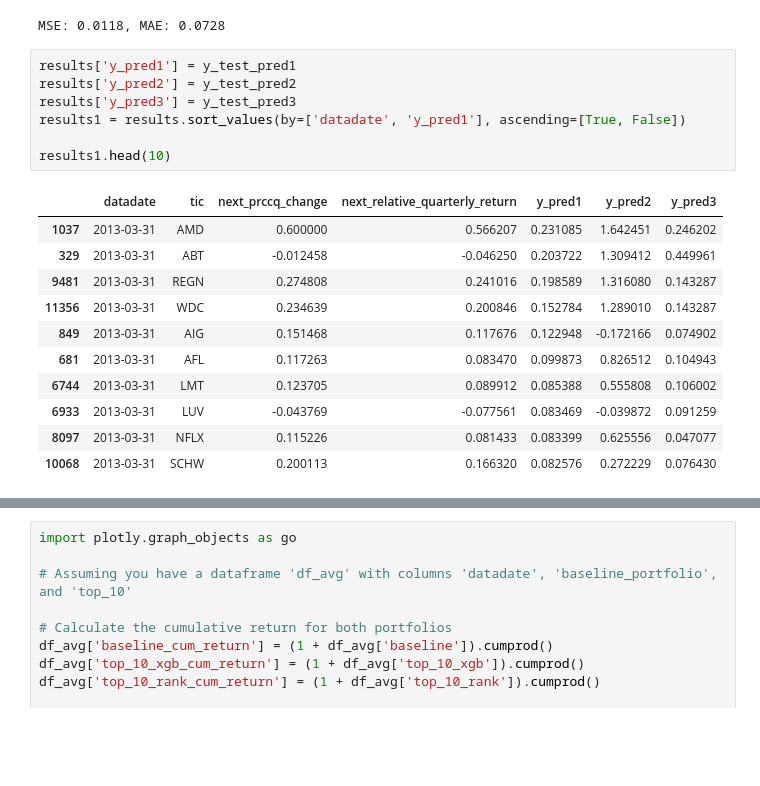
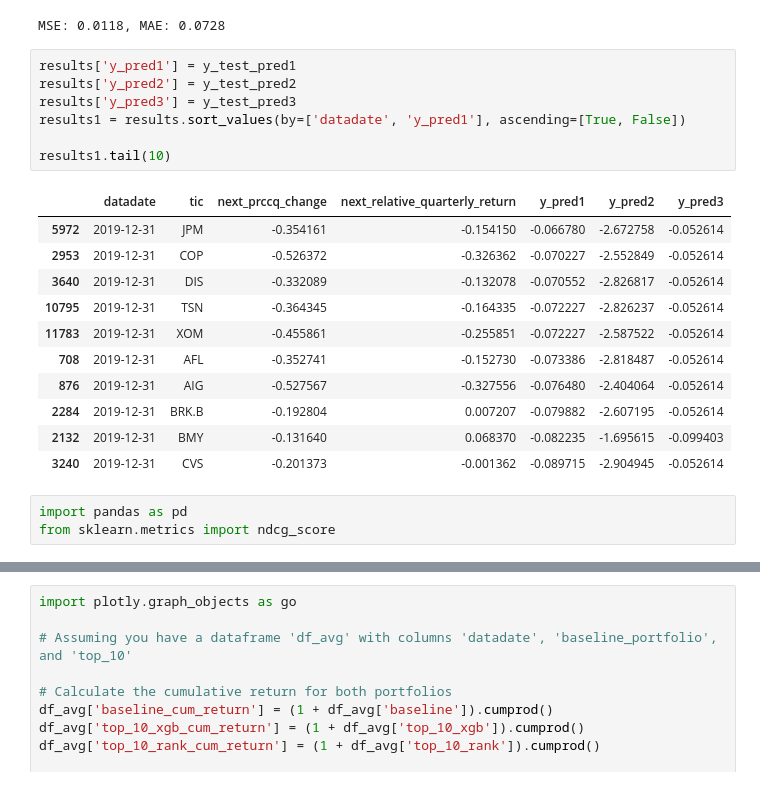
Before and after one commit to edocampione/4YP, a Jupyter notebook: models/res xgb.ipynb, the cells around one changed output, grey strips where cells are left out. Drawn from its saved outputs; the diff is of its cells as text; blank space fills up the shorter version.

```diff
--- a/models/res xgb.ipynb
+++ b/models/res xgb.ipynb
@@ -450,22 +450,25 @@ MSE: 0.0118, MAE: 0.0728
 # %%
 results['y_pred1'] = y_test_pred1
 results['y_pred2'] = y_test_pred2
 results['y_pred3'] = y_test_pred3
 results1 = results.sort_values(by=['datadate', 'y_pred1'], ascending=[True, False])
 
-results1.head(10)
+results1.tail(10)
 # %% [output]
 |  | datadate | tic | next_prccq_change | next_relative_quarterly_return | y_pred1 | y_pred2 | y_pred3 |
-| 1037 | 2013-03-31 | AMD | 0.600000 | 0.566207 | 0.231085 | 1.642451 | 0.246202 |
-| 329 | 2013-03-31 | ABT | -0.012458 | -0.046250 | 0.203722 | 1.309412 | 0.449961 |
-| 9481 | 2013-03-31 | REGN | 0.274808 | 0.241016 | 0.198589 | 1.316080 | 0.143287 |
-| 11356 | 2013-03-31 | WDC | 0.234639 | 0.200846 | 0.152784 | 1.289010 | 0.143287 |
-| 849 | 2013-03-31 | AIG | 0.151468 | 0.117676 | 0.122948 | -0.172166 | 0.074902 |
-| 681 | 2013-03-31 | AFL | 0.117263 | 0.083470 | 0.099873 | 0.826512 | 0.104943 |
-| 6744 | 2013-03-31 | LMT | 0.123705 | 0.089912 | 0.085388 | 0.555808 | 0.106002 |
-| 6933 | 2013-03-31 | LUV | -0.043769 | -0.077561 | 0.083469 | -0.039872 | 0.091259 |
-| 8097 | 2013-03-31 | NFLX | 0.115226 | 0.081433 | 0.083399 | 0.625556 | 0.047077 |
-| 10068 | 2013-03-31 | SCHW | 0.200113 | 0.166320 | 0.082576 | 0.272229 | 0.076430 |
+| 5972 | 2019-12-31 | JPM | -0.354161 | -0.154150 | -0.066780 | -2.672758 | -0.052614 |
+| 2953 | 2019-12-31 | COP | -0.526372 | -0.326362 | -0.070227 | -2.552849 | -0.052614 |
+| 3640 | 2019-12-31 | DIS | -0.332089 | -0.132078 | -0.070552 | -2.826817 | -0.052614 |
+| 10795 | 2019-12-31 | TSN | -0.364345 | -0.164335 | -0.072227 | -2.826237 | -0.052614 |
+| 11783 | 2019-12-31 | XOM | -0.455861 | -0.255851 | -0.072227 | -2.587522 | -0.052614 |
+| 708 | 2019-12-31 | AFL | -0.352741 | -0.152730 | -0.073386 | -2.818487 | -0.052614 |
+| 876 | 2019-12-31 | AIG | -0.527567 | -0.327556 | -0.076480 | -2.404064 | -0.052614 |
+| 2284 | 2019-12-31 | BRK.B | -0.192804 | 0.007207 | -0.079882 | -2.607195 | -0.052614 |
+| 2132 | 2019-12-31 | BMY | -0.131640 | 0.068370 | -0.082235 | -1.695615 | -0.099403 |
+| 3240 | 2019-12-31 | CVS | -0.201373 | -0.001362 | -0.089715 | -2.904945 | -0.052614 |
+# %%
+import pandas as pd
+from sklearn.metrics import ndcg_score
 # %%
 def softmax_weighted_return(df, sort_col, target_col, n=5, largest=True):
     if largest:
```
Also changed, not shown: parts of 4 cells of this notebook, 47 other files.
